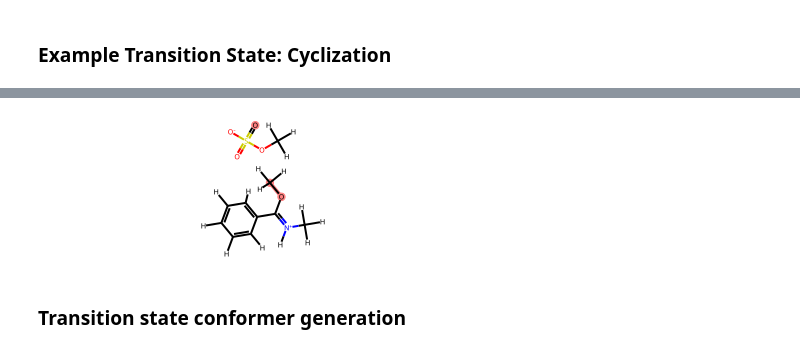
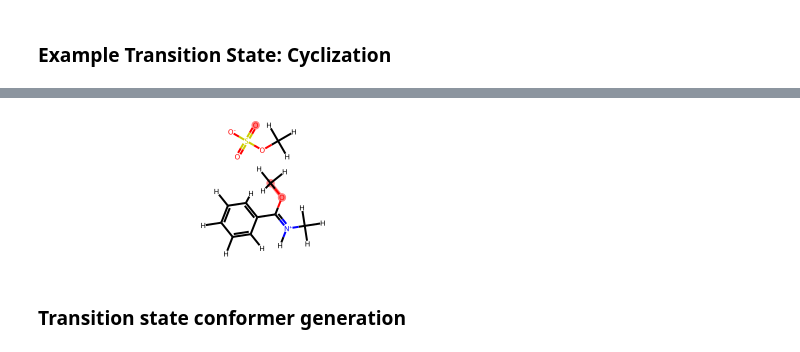
Before and after one commit to digital-chemistry-laboratory/racerts, a Jupyter notebook: examples/example.ipynb, the cells around one changed output, grey strips where cells are left out. Drawn from its saved outputs; the diff is of its cells as text; code cells hidden in the pictures.

```diff
--- a/examples/example.ipynb
+++ b/examples/example.ipynb
@@ -27,9 +25,11 @@ mol
 # %%
 IPythonConsole.ipython_3d = False
 mol.RemoveAllConformers()
+mol.__sssAtoms = reacting_atoms
+mol.__sssQry = None
 mol
 # %% [output]
-[figure, old version]
+[figure, new version]
 # %% [markdown]
 ### Transition state conformer generation
 # %%
```
Also changed, not shown: parts of 5 cells of this notebook, 3 other files.
